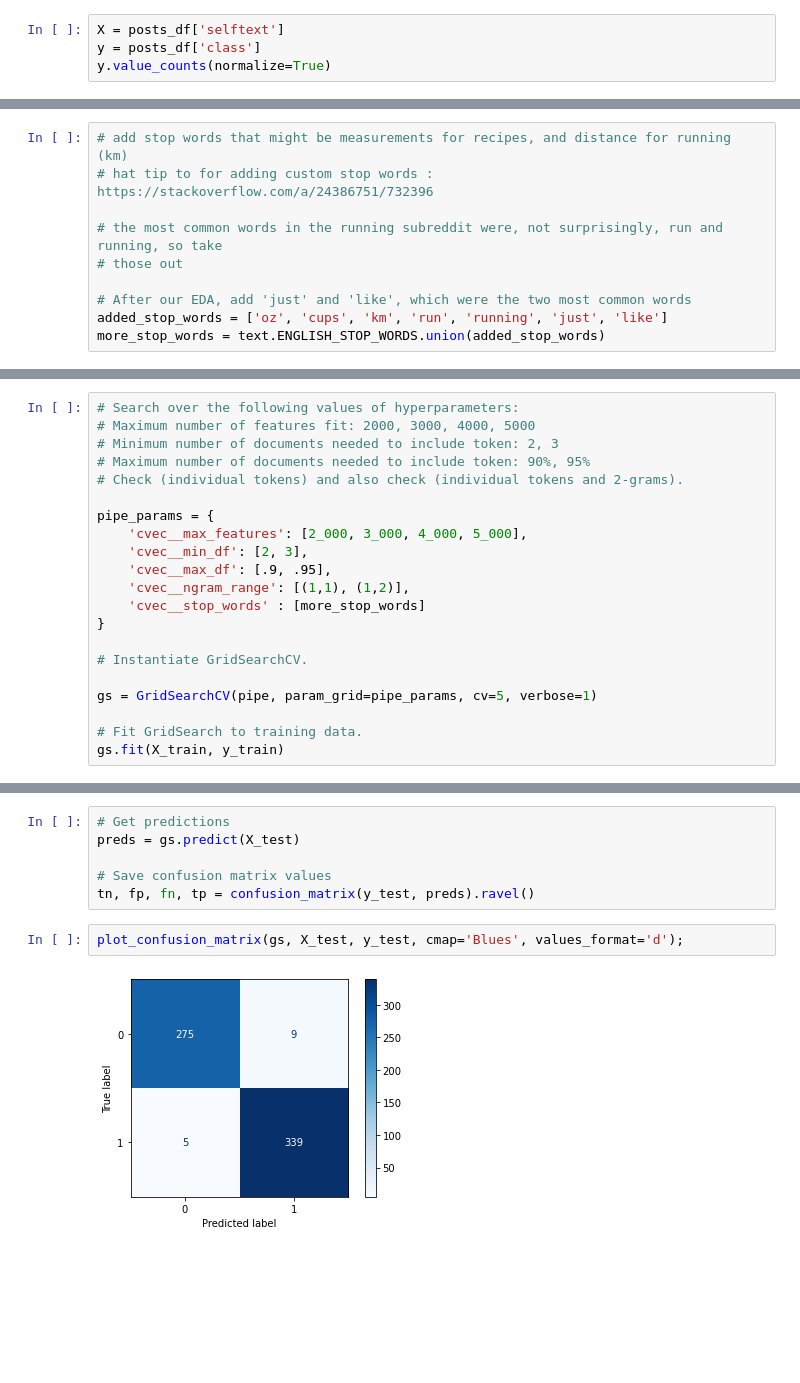
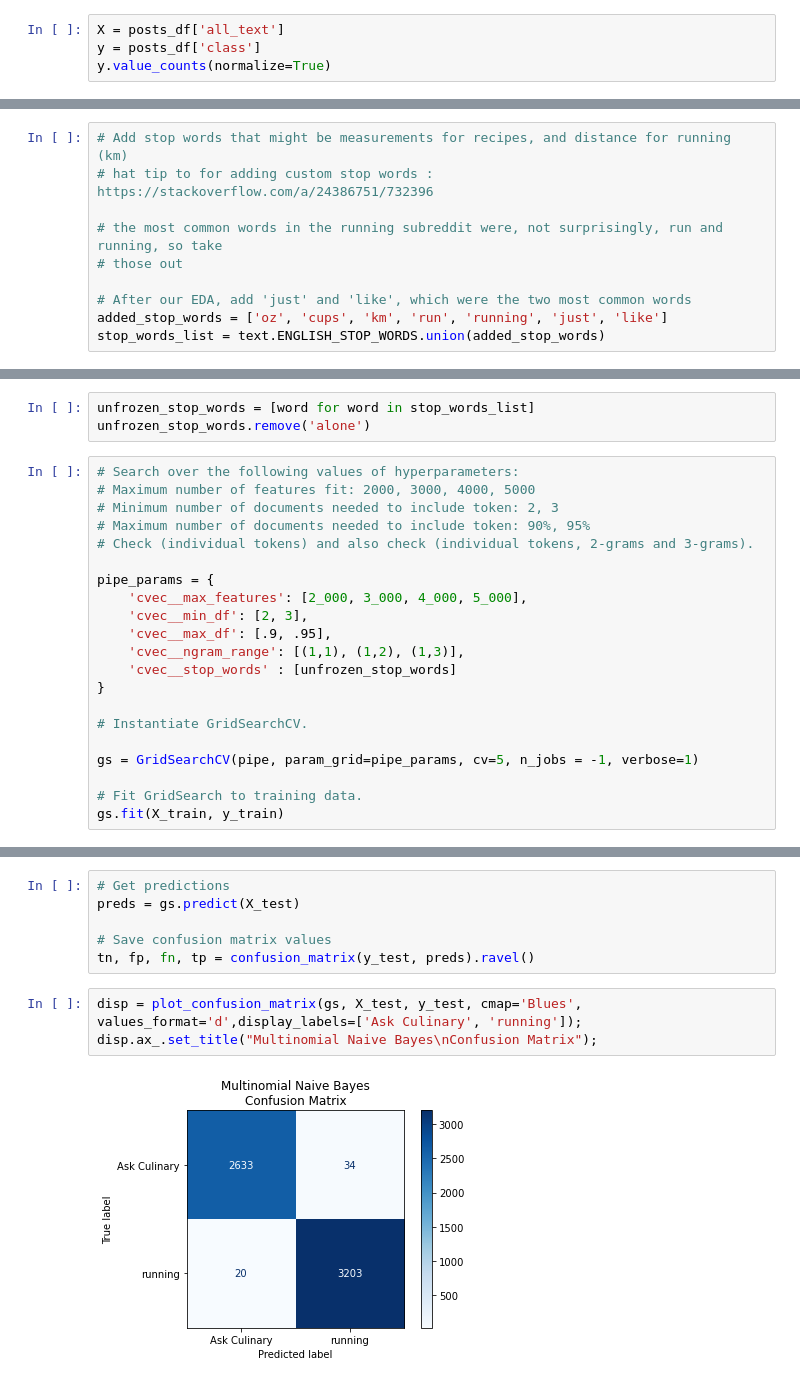
Before and after one commit to pmiller50/Reddit_NLP, a Jupyter notebook: 03_Modeling.ipynb, the cells around one changed output, grey strips where cells are left out. Drawn from its saved outputs; the diff is of its cells as text; blank space fills up the shorter version.

```diff
--- a/03_Modeling.ipynb
+++ b/03_Modeling.ipynb
@@ -26,5 +41,5 @@ Set up X, y and split the data into train and test
 # %%
-X = posts_df['selftext']
+X = posts_df['all_text']
 y = posts_df['class']
 y.value_counts(normalize=True)
 # %% [output]
@@ -45,7 +74,7 @@ pipe = Pipeline([
     ('nb', MultinomialNB())
 ])
 # %%
-# add stop words that might be measurements for recipes, and distance for running (km)
+# Add stop words that might be measurements for recipes, and distance for running (km)
 # hat tip to for adding custom stop words : https://stackoverflow.com/a/24386751/732396
 
 # the most common words in the running subreddit were, not surprisingly, run and running, so take
@@ -53,4 +82,4 @@ pipe = Pipeline([
 
 # After our EDA, add 'just' and 'like', which were the two most common words
 added_stop_words = ['oz', 'cups', 'km', 'run', 'running', 'just', 'like']
-more_stop_words = text.ENGLISH_STOP_WORDS.union(added_stop_words)
+stop_words_list = text.ENGLISH_STOP_WORDS.union(added_stop_words)
@@ -57,21 +93,24 @@ more_stop_words = text.ENGLISH_STOP_WORDS.union(added_stop_words)
+# %%
+unfrozen_stop_words = [word for word in stop_words_list]
+unfrozen_stop_words.remove('alone')
 # %%
 # Search over the following values of hyperparameters:
 # Maximum number of features fit: 2000, 3000, 4000, 5000
 # Minimum number of documents needed to include token: 2, 3
 # Maximum number of documents needed to include token: 90%, 95%
-# Check (individual tokens) and also check (individual tokens and 2-grams).
+# Check (individual tokens) and also check (individual tokens, 2-grams and 3-grams).
 
 pipe_params = {
     'cvec__max_features': [2_000, 3_000, 4_000, 5_000],
     'cvec__min_df': [2, 3],
     'cvec__max_df': [.9, .95],
-    'cvec__ngram_range': [(1,1), (1,2)],
-    'cvec__stop_words' : [more_stop_words]
+    'cvec__ngram_range': [(1,1), (1,2), (1,3)],
+    'cvec__stop_words' : [unfrozen_stop_words]
 }
 
 # Instantiate GridSearchCV.
 
-gs = GridSearchCV(pipe, param_grid=pipe_params, cv=5, verbose=1)
+gs = GridSearchCV(pipe, param_grid=pipe_params, cv=5, n_jobs = -1, verbose=1)
 
 # Fit GridSearch to training data.
 gs.fit(X_train, y_train)
@@ -125,7 +168,8 @@ preds = gs.predict(X_test)
 # Save confusion matrix values
 tn, fp, fn, tp = confusion_matrix(y_test, preds).ravel()
 # %%
-plot_confusion_matrix(gs, X_test, y_test, cmap='Blues', values_format='d');
+disp = plot_confusion_matrix(gs, X_test, y_test, cmap='Blues', values_format='d',display_labels=['Ask Culinary', 'running']);
+disp.ax_.set_title("Multinomial Naive Bayes\nConfusion Matrix");
 # %% [output]
-[figure, old version]
+[figure, new version]
 # %% [markdown]
```
Also changed, not shown: parts of 35 cells of this notebook, 21 other files.
